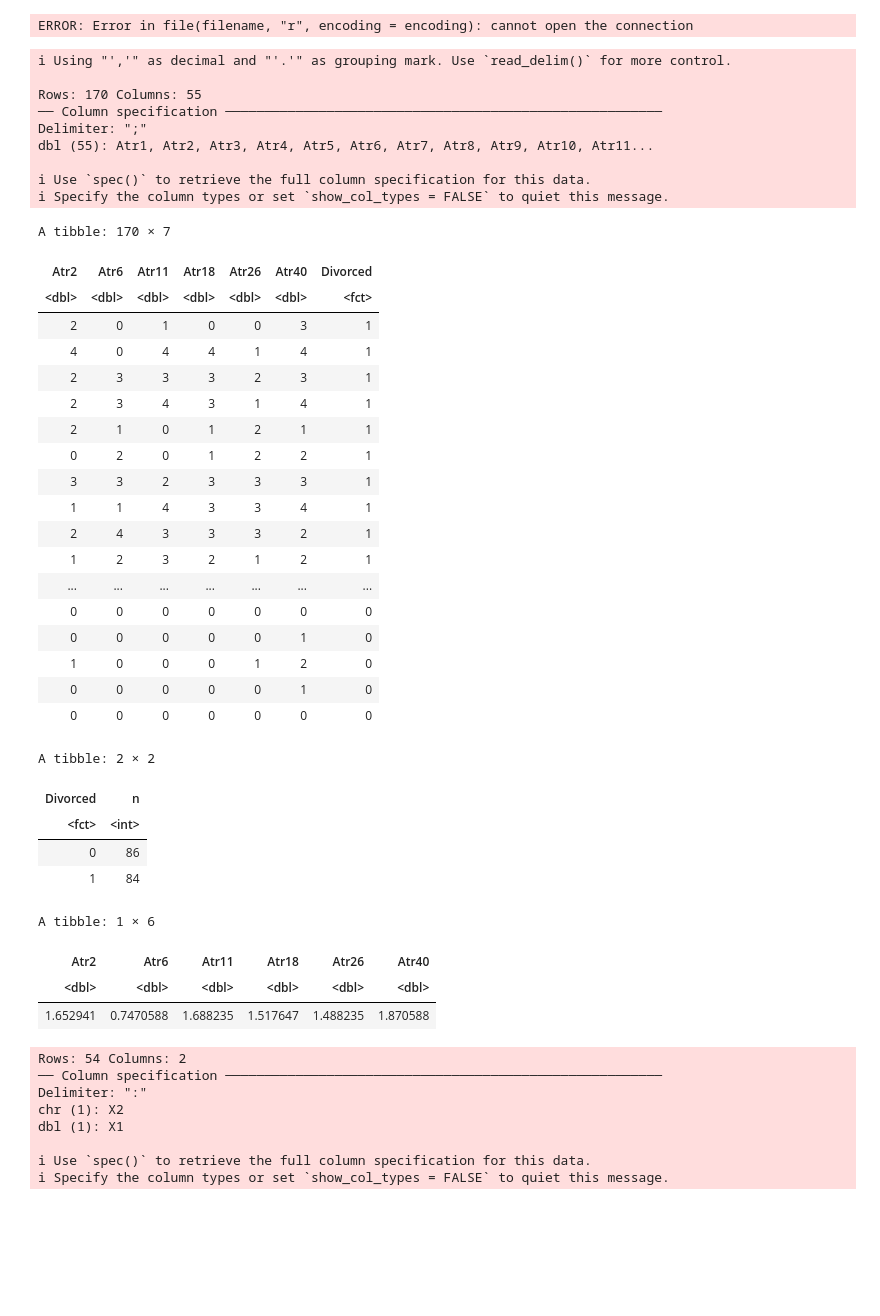
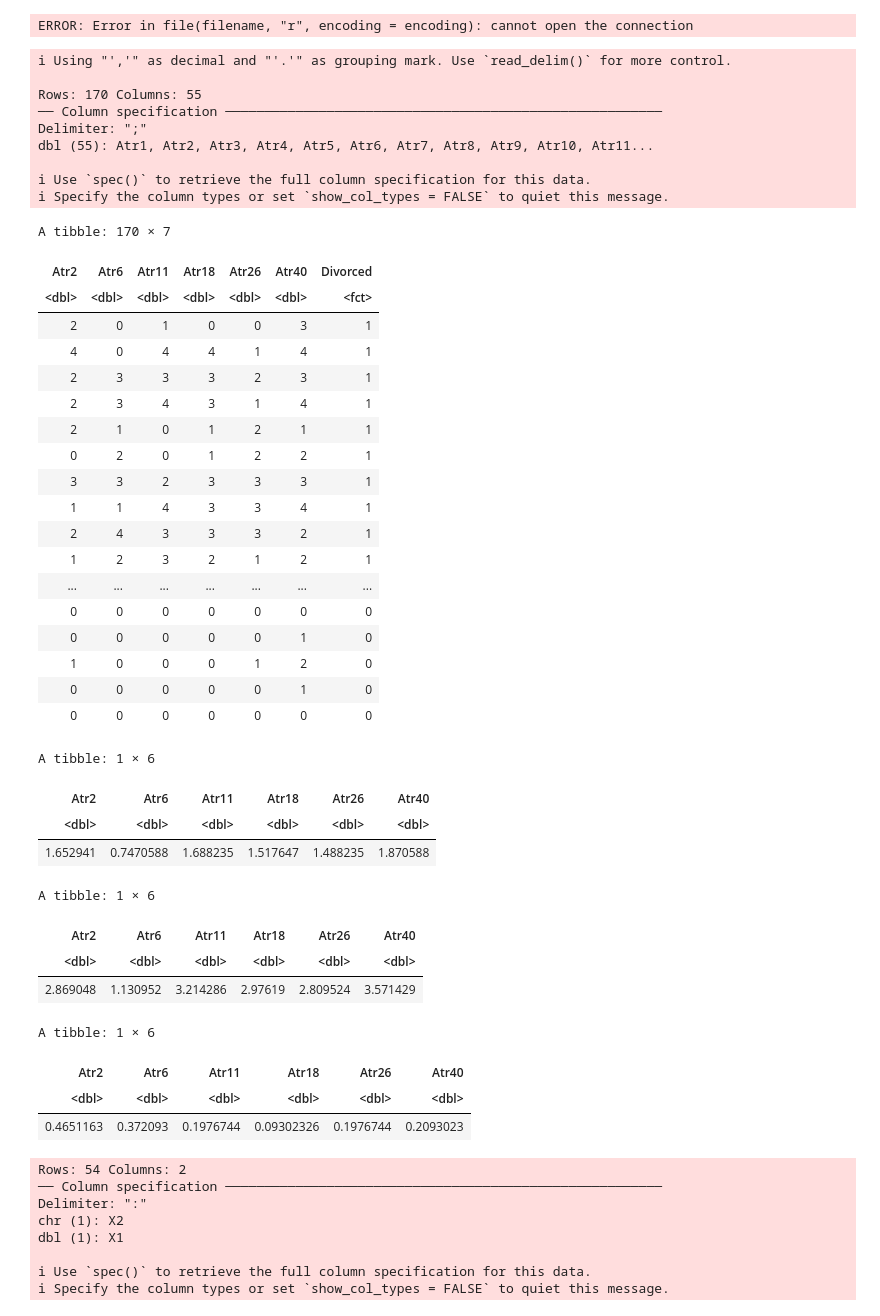
Before and after one commit to shjuliay/group107, a Jupyter notebook: ExploratoryDataAnalysis.ipynb, the cells around one changed output. Cells and saved outputs as stored; diff of their text form; code cells hidden in the pictures; blank space fills up the shorter version.

Commit message:
Added div and notdiv summary tables

```diff
--- a/ExploratoryDataAnalysis.ipynb
+++ b/ExploratoryDataAnalysis.ipynb
@@ -30,7 +30,8 @@ div_data
 div_sum <- div_data %>%
 group_by(Divorced) %>%
     summarize(n = n())
-div_sum
+#;div_sum
+
 
 #Creating a table for the mean answer for each question
 atr_sum <- div_data %>%
@@ -38,45 +39,61 @@ select(Atr2, Atr6, Atr11, Atr18, Atr26, Atr40) %>%
 map_df(mean)
 atr_sum
 
+sum_div <- div_data %>%
+filter(Divorced == 1) %>%
+select(-Divorced) %>%
+    map_df(mean)
+sum_div
+
+sum_notdiv <- div_data %>%
+filter(Divorced == 0) %>%
+select(-Divorced) %>%
+    map_df(mean)
+sum_notdiv
 #no rows have missing data
+
+#creating visualizations of 6 predictor questions
 # %% [output]
 ℹ Using "','" as decimal and "'.'" as grouping mark. Use `read_delim()` for more control.
 
 Rows: 170 Columns: 55
 ── Column specification ────────────────────────────────────────────────────────
 Delimiter: ";"
 dbl (55): Atr1, Atr2, Atr3, Atr4, Atr5, Atr6, Atr7, Atr8, Atr9, Atr10, Atr11...
 
 ℹ Use `spec()` to retrieve the full column specification for this data.
 ℹ Specify the column types or set `show_col_types = FALSE` to quiet this message.
 A tibble: 170 × 7
 | Atr2 | Atr6 | Atr11 | Atr18 | Atr26 | Atr40 | Divorced |
 | <dbl> | <dbl> | <dbl> | <dbl> | <dbl> | <dbl> | <fct> |
 | 2 | 0 | 1 | 0 | 0 | 3 | 1 |
 | 4 | 0 | 4 | 4 | 1 | 4 | 1 |
 | 2 | 3 | 3 | 3 | 2 | 3 | 1 |
 | 2 | 3 | 4 | 3 | 1 | 4 | 1 |
 | 2 | 1 | 0 | 1 | 2 | 1 | 1 |
 | 0 | 2 | 0 | 1 | 2 | 2 | 1 |
 | 3 | 3 | 2 | 3 | 3 | 3 | 1 |
 | 1 | 1 | 4 | 3 | 3 | 4 | 1 |
 | 2 | 4 | 3 | 3 | 3 | 2 | 1 |
 | 1 | 2 | 3 | 2 | 1 | 2 | 1 |
 | ... | ... | ... | ... | ... | ... | ... |
 | 0 | 0 | 0 | 0 | 0 | 0 | 0 |
 | 0 | 0 | 0 | 0 | 0 | 1 | 0 |
 | 1 | 0 | 0 | 0 | 1 | 2 | 0 |
 | 0 | 0 | 0 | 0 | 0 | 1 | 0 |
 | 0 | 0 | 0 | 0 | 0 | 0 | 0 |
-A tibble: 2 × 2
+A tibble: 1 × 6
-| Divorced | n |
-| <fct> | <int> |
-| 0 | 86 |
-| 1 | 84 |
+| Atr2 | Atr6 | Atr11 | Atr18 | Atr26 | Atr40 |
+| <dbl> | <dbl> | <dbl> | <dbl> | <dbl> | <dbl> |
+| 1.652941 | 0.7470588 | 1.688235 | 1.517647 | 1.488235 | 1.870588 |
 A tibble: 1 × 6
 | Atr2 | Atr6 | Atr11 | Atr18 | Atr26 | Atr40 |
 | <dbl> | <dbl> | <dbl> | <dbl> | <dbl> | <dbl> |
-| 1.652941 | 0.7470588 | 1.688235 | 1.517647 | 1.488235 | 1.870588 |
+| 2.869048 | 1.130952 | 3.214286 | 2.97619 | 2.809524 | 3.571429 |
+A tibble: 1 × 6
+| Atr2 | Atr6 | Atr11 | Atr18 | Atr26 | Atr40 |
+| <dbl> | <dbl> | <dbl> | <dbl> | <dbl> | <dbl> |
+| 0.4651163 | 0.372093 | 0.1976744 | 0.09302326 | 0.1976744 | 0.2093023 |
 # %%
 #Reading in the questions
 div_questions <- read_delim("DivorceQuestions.txt", delim = ":", col_names = FALSE) %>%
```
